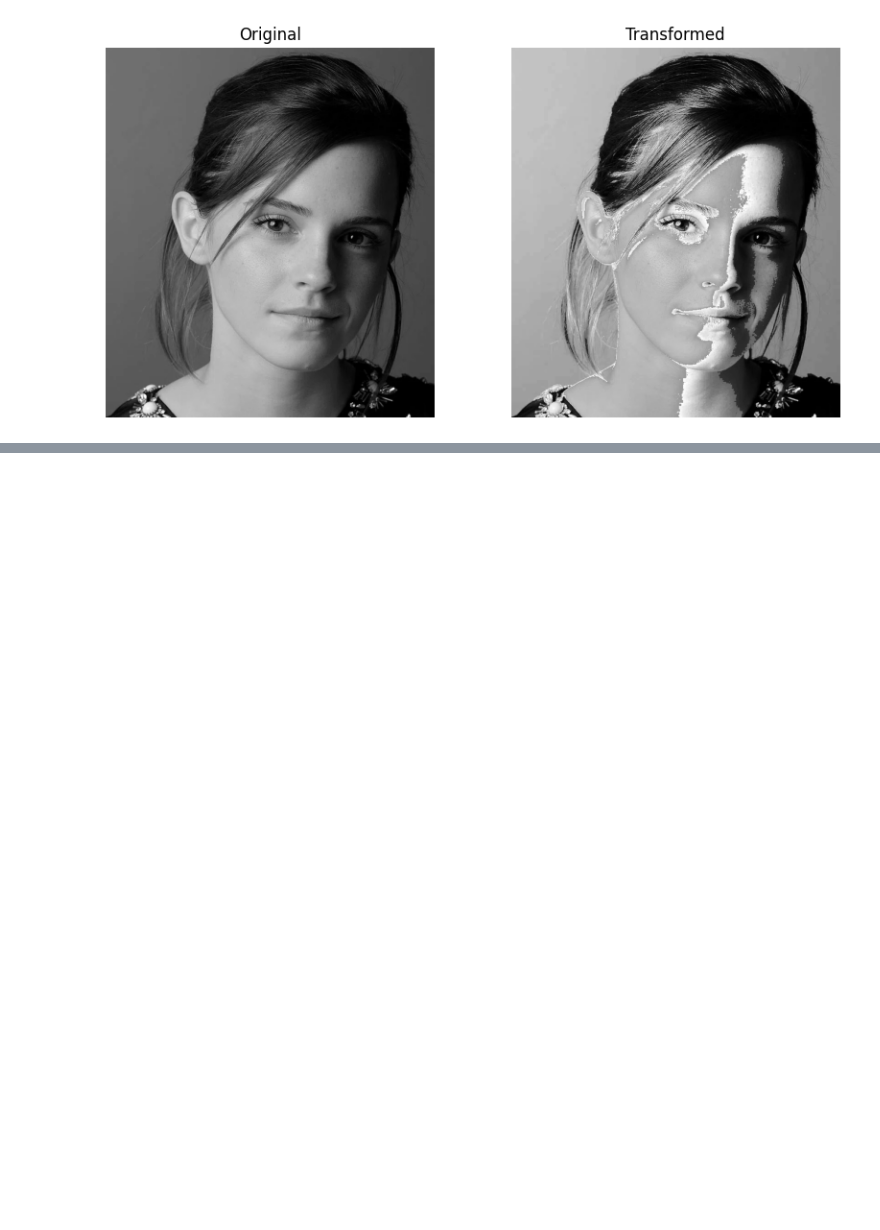
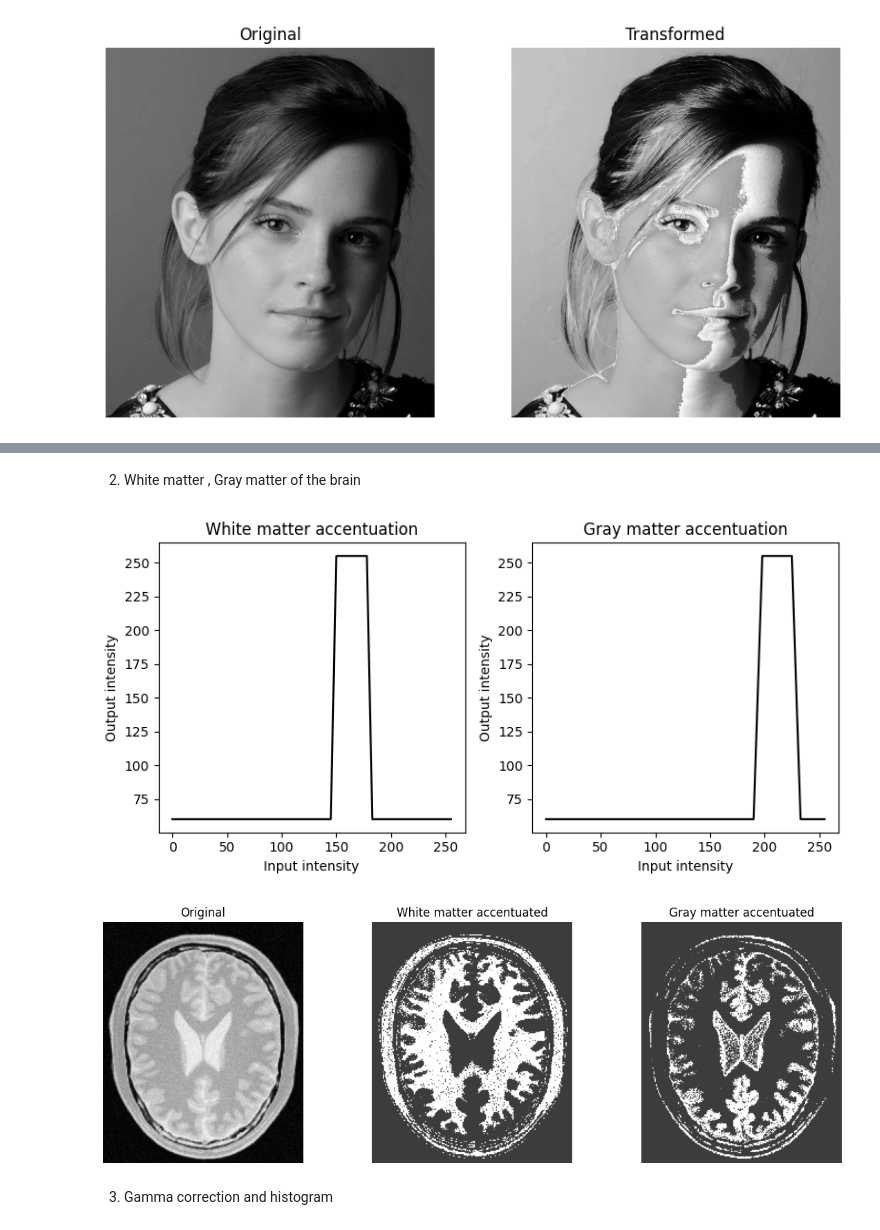
Before and after one commit to minsarapasindu2003-del/CV_assignment_01, a Jupyter notebook: answers.ipynb, the cells around one changed output, grey strips where cells are left out. Drawn from its saved outputs; the diff is of its cells as text; code cells hidden in the pictures; blank space fills up the shorter version.

```diff
--- a/answers.ipynb
+++ b/answers.ipynb
@@ -81 +82,46 @@ plt.show()
 [figure]
+# %% [markdown]
+2. White matter , Gray matter of the brain
+# %%
+wm_breakpoints = [
+    [0,   60],
+    [145, 60],
+    [150, 255],
+    [178, 255],
+    [183, 60],
+    [255, 60],
+]
+
+gm_breakpoints = [
+    [0,   60],
+    [190, 60],
+    [198, 255],
+    [225, 255],
+    [233, 60],
+    [255, 60],
+]
+
+wm_img = intensity_transform(arr, wm_breakpoints)
+gm_img = intensity_transform(arr, gm_breakpoints)
+
+fig, axes = plt.subplots(1, 2, figsize=(8, 4))
+
+for ax, (bp, name) in zip(axes, [(wm_breakpoints, 'White matter'), (gm_breakpoints, 'Gray matter')]):
+    bp_arr = np.array(bp)
+    ax.plot(bp_arr[:, 0], bp_arr[:, 1], color='black')
+    ax.set_xlabel('Input intensity')
+    ax.set_ylabel('Output intensity')
+    ax.set_title(f'{name} accentuation')
+plt.tight_layout()
+plt.show()
+fig, axes = plt.subplots(1, 3, figsize=(12, 4))
+axes[0].imshow(arr, cmap='gray', vmin=0, vmax=255); axes[0].set_title('Original'); axes[0].axis('off')
+axes[1].imshow(wm_img, cmap='gray', vmin=0, vmax=255); axes[1].set_title('White matter accentuated'); axes[1].axis('off')
+axes[2].imshow(gm_img, cmap='gray', vmin=0, vmax=255); axes[2].set_title('Gray matter accentuated'); axes[2].axis('off')
+plt.tight_layout()
+plt.show()
+# %% [output]
+[figure, added]
+[figure, added]
+# %% [markdown]
+3. Gamma correction and histogram
```
Also changed, not shown: parts of 2 cells of this notebook.
